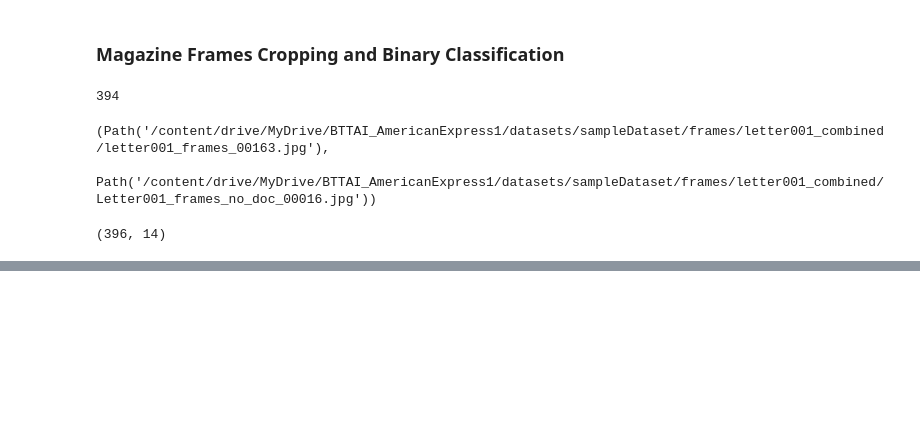
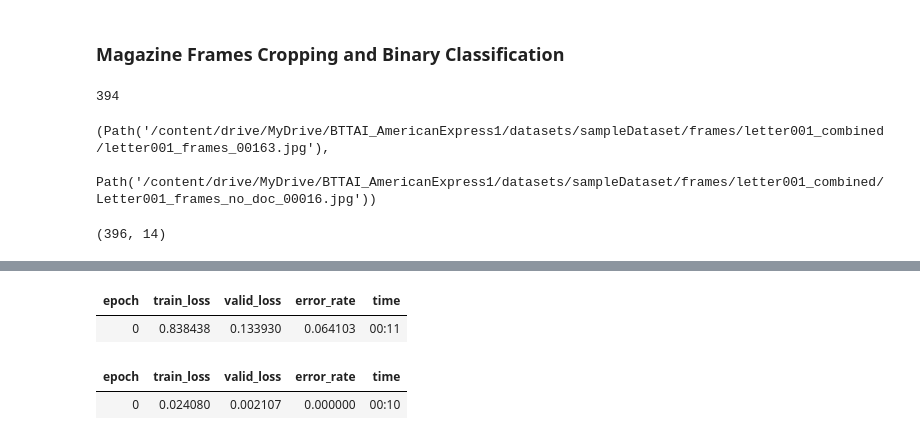
Before and after one commit to alixintong/btt-ai-know-your-customer, a Jupyter notebook: Letter_and_Magazine_Cropping_and_Binary_Classification.ipynb, the cells around one changed output, grey strips where cells are left out. Saved outputs shown, nothing was run; the diff lists cells and outputs as text; code cells hidden in the pictures; blank space fills up the shorter version.

```diff
--- a/Letter_and_Magazine_Cropping_and_Binary_Classification.ipynb
+++ b/Letter_and_Magazine_Cropping_and_Binary_Classification.ipynb
@@ -107,0 +123,9 @@ dls_mag.show_batch()
+# %%
+# Create Learner with pretrained ResNet34
+learn_mag = vision_learner(dls_mag, resnet34, metrics=error_rate)
+learn_mag.fine_tune(1)
+# %% [output]
+| epoch | train_loss | valid_loss | error_rate | time |
+| 0 | 0.838438 | 0.133930 | 0.064103 | 00:11 |
+| epoch | train_loss | valid_loss | error_rate | time |
+| 0 | 0.024080 | 0.002107 | 0.000000 | 00:10 |
```
Also changed, not shown: parts of 5 cells of this notebook.
